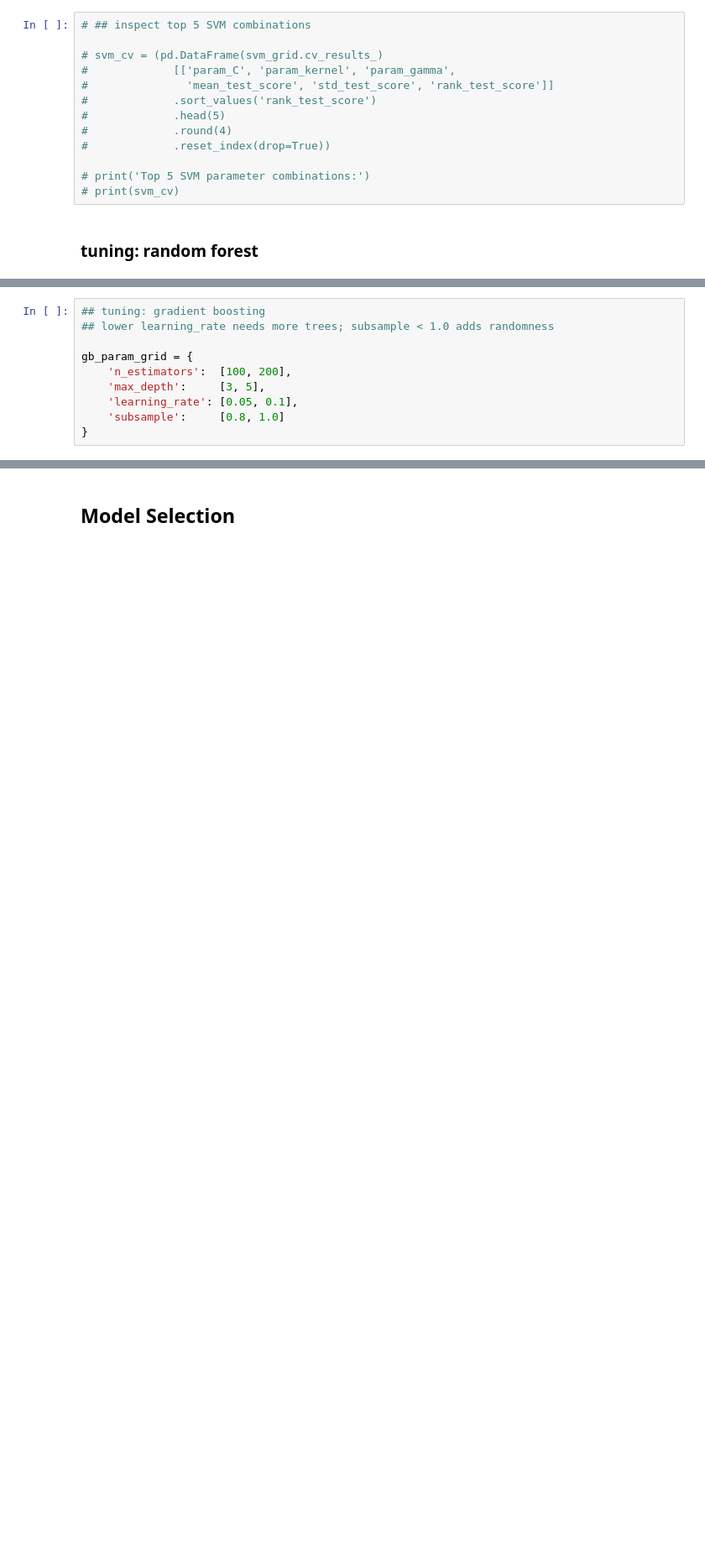
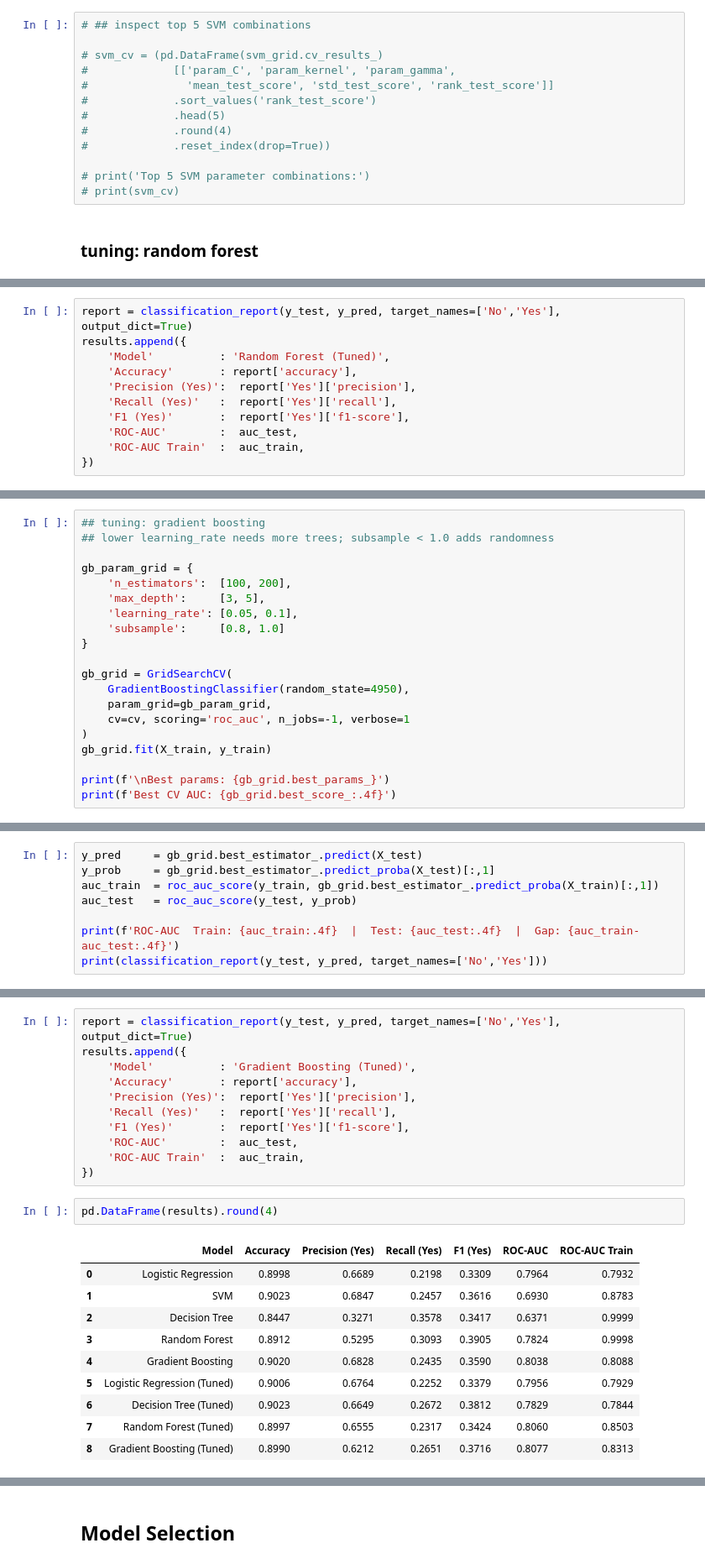
Before and after one commit to MTSU-DATA4950-Capstone-Spring2026/course-materials, a Jupyter notebook: demos/bank-marketing-classification/notebook/04_modeling_student.ipynb, the cells around one changed output, grey strips where cells are left out. Shown at 84% size. Saved outputs shown, nothing was run; the diff lists cells and outputs as text; blank space fills up the shorter version.

Commit message:
complete 04_model_student notebook
Finished this notebook with all output and summary.

```diff
--- a/demos/bank-marketing-classification/notebook/04_modeling_student.ipynb
+++ b/demos/bank-marketing-classification/notebook/04_modeling_student.ipynb
@@ -489,0 +1107,11 @@ rf_param_grid = {
+# %%
+report = classification_report(y_test, y_pred, target_names=['No','Yes'], output_dict=True)
+results.append({
+    'Model'          : 'Random Forest (Tuned)',
+    'Accuracy'       : report['accuracy'],
+    'Precision (Yes)':  report['Yes']['precision'],
+    'Recall (Yes)'   :  report['Yes']['recall'],
+    'F1 (Yes)'       :  report['Yes']['f1-score'],
+    'ROC-AUC'        :  auc_test,
+    'ROC-AUC Train'  :  auc_train,
+})
@@ -497,3 +1143,13 @@ gb_param_grid = {
     'learning_rate': [0.05, 0.1],
     'subsample':     [0.8, 1.0]
 }
+
+gb_grid = GridSearchCV(
+    GradientBoostingClassifier(random_state=4950),
+    param_grid=gb_param_grid,
+    cv=cv, scoring='roc_auc', n_jobs=-1, verbose=1
+)
+gb_grid.fit(X_train, y_train)
+
+print(f'\nBest params: {gb_grid.best_params_}')
+print(f'Best CV AUC: {gb_grid.best_score_:.4f}')
@@ -499,0 +1189,8 @@ gb_param_grid = {
+# %%
+y_pred     = gb_grid.best_estimator_.predict(X_test)
+y_prob     = gb_grid.best_estimator_.predict_proba(X_test)[:,1]
+auc_train  = roc_auc_score(y_train, gb_grid.best_estimator_.predict_proba(X_train)[:,1])
+auc_test   = roc_auc_score(y_test, y_prob)
+
+print(f'ROC-AUC  Train: {auc_train:.4f}  |  Test: {auc_test:.4f}  |  Gap: {auc_train-auc_test:.4f}')
+print(classification_report(y_test, y_pred, target_names=['No','Yes']))
@@ -499,0 +1207,24 @@ gb_param_grid = {
+# %%
+report = classification_report(y_test, y_pred, target_names=['No','Yes'], output_dict=True)
+results.append({
+    'Model'          : 'Gradient Boosting (Tuned)',
+    'Accuracy'       : report['accuracy'],
+    'Precision (Yes)':  report['Yes']['precision'],
+    'Recall (Yes)'   :  report['Yes']['recall'],
+    'F1 (Yes)'       :  report['Yes']['f1-score'],
+    'ROC-AUC'        :  auc_test,
+    'ROC-AUC Train'  :  auc_train,
+})
+# %%
+pd.DataFrame(results).round(4)
+# %% [output]
+|  | Model | Accuracy | Precision (Yes) | Recall (Yes) | F1 (Yes) | ROC-AUC | ROC-AUC Train |
+| 0 | Logistic Regression | 0.8998 | 0.6689 | 0.2198 | 0.3309 | 0.7964 | 0.7932 |
+| 1 | SVM | 0.9023 | 0.6847 | 0.2457 | 0.3616 | 0.6930 | 0.8783 |
+| 2 | Decision Tree | 0.8447 | 0.3271 | 0.3578 | 0.3417 | 0.6371 | 0.9999 |
+| 3 | Random Forest | 0.8912 | 0.5295 | 0.3093 | 0.3905 | 0.7824 | 0.9998 |
+| 4 | Gradient Boosting | 0.9020 | 0.6828 | 0.2435 | 0.3590 | 0.8038 | 0.8088 |
+| 5 | Logistic Regression (Tuned) | 0.9006 | 0.6764 | 0.2252 | 0.3379 | 0.7956 | 0.7929 |
+| 6 | Decision Tree (Tuned) | 0.9023 | 0.6649 | 0.2672 | 0.3812 | 0.7829 | 0.7844 |
+| 7 | Random Forest (Tuned) | 0.8997 | 0.6555 | 0.2317 | 0.3424 | 0.8060 | 0.8503 |
+| 8 | Gradient Boosting (Tuned) | 0.8990 | 0.6212 | 0.2651 | 0.3716 | 0.8077 | 0.8313 |
```
Also changed, not shown: parts of 94 cells of this notebook, 1 other file.
